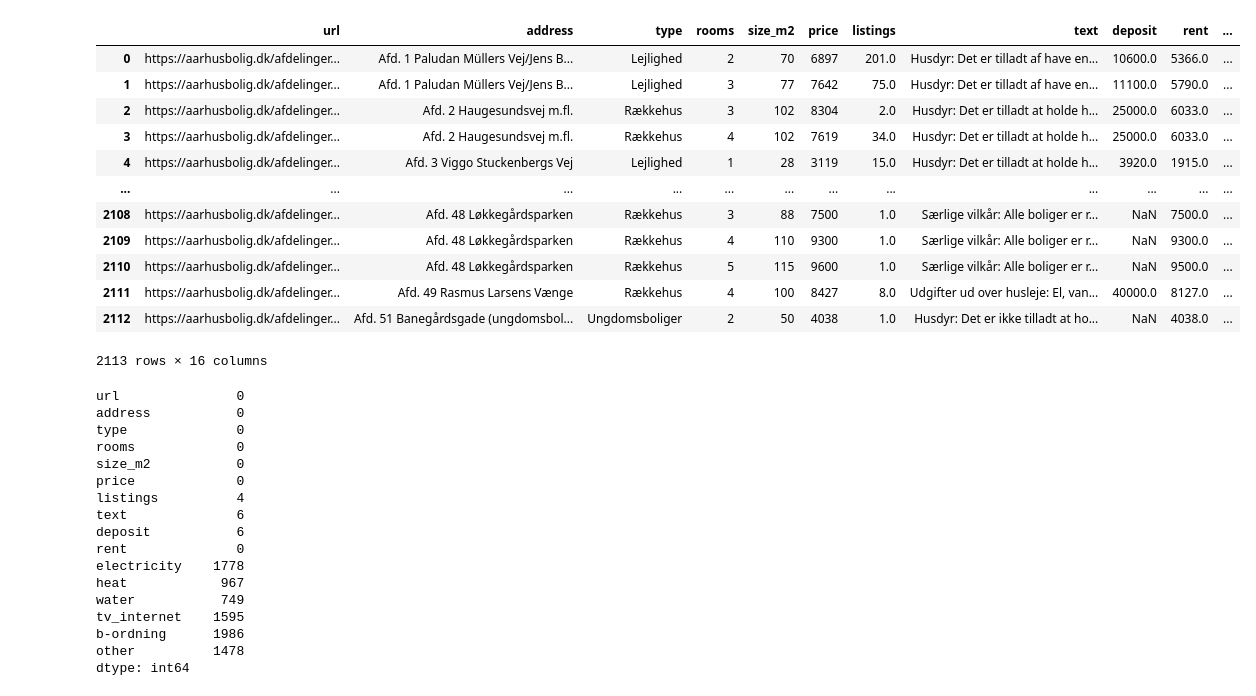
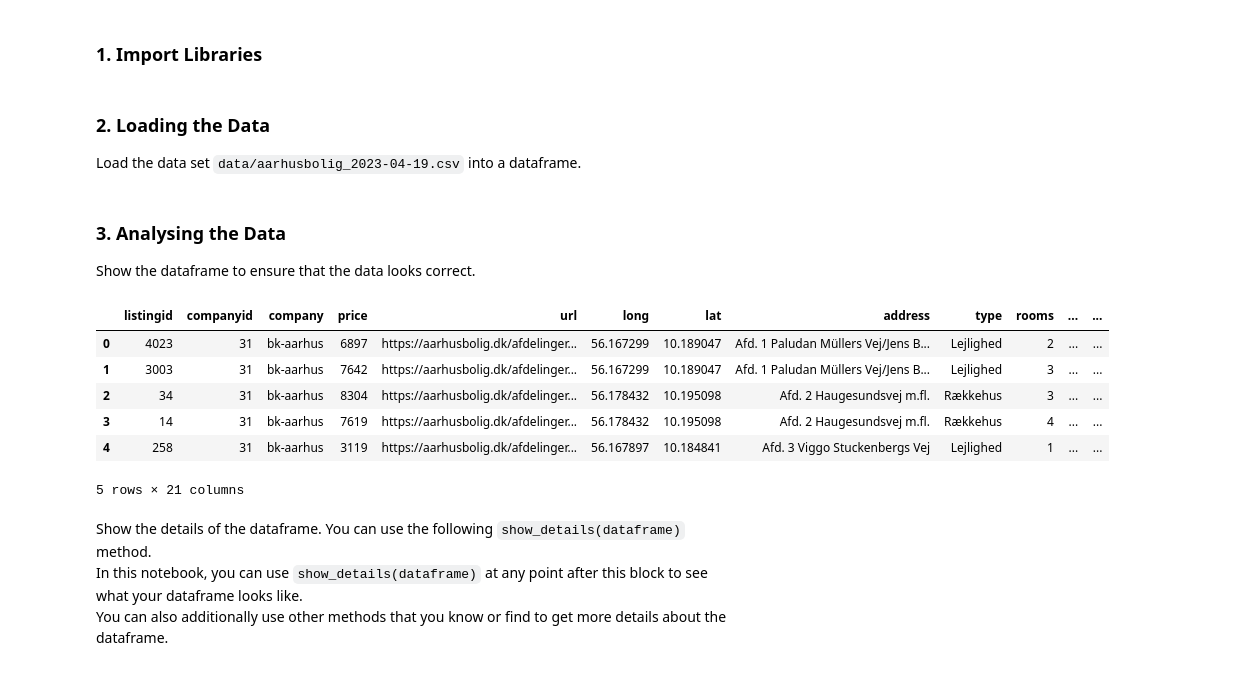
Before and after one commit to atpekbas/redi-data-analytics, a Jupyter notebook: Exercises/5-Exercise-Solutions.ipynb, the cells around one changed output. Drawn from its saved outputs; the diff is of its cells as text; code cells hidden in the pictures.

Commit message:
Add 5-Exercise and Aarhusbolig crawler

```diff
--- a/Exercises/5-Exercise-Solutions.ipynb
+++ b/Exercises/5-Exercise-Solutions.ipynb
@@ -1,2 +1,4 @@
+# %% [markdown]
+### 1. Import Libraries
 # %%
 import pandas as pd
@@ -3,39 +6,22 @@ import pandas as pd
+# %% [markdown]
+### 2. Loading the Data
+Load the data set `data/aarhusbolig_2023-04-19.csv` into a dataframe.
 # %%
-df = pd.read_csv("data/aarhusbolig_2023-04-17.csv")
+df = pd.read_csv("data/aarhusbolig_2023-04-19.csv")
+# %% [markdown]
+### 3. Analysing the Data
+Show the dataframe to ensure that the data looks correct.
 # %%
-df
+df.head()
 # %% [output]
-|  | url | address | type | rooms | size_m2 | price | listings | text | deposit | rent | ... |
-| 0 | https://aarhusbolig.dk/afdelinger... | Afd. 1 Paludan Müllers Vej/Jens B... | Lejlighed | 2 | 70 | 6897 | 201.0 | Husdyr: Det er tilladt af have en... | 10600.0 | 5366.0 | ... |
-| 1 | https://aarhusbolig.dk/afdelinger... | Afd. 1 Paludan Müllers Vej/Jens B... | Lejlighed | 3 | 77 | 7642 | 75.0 | Husdyr: Det er tilladt af have en... | 11100.0 | 5790.0 | ... |
-| 2 | https://aarhusbolig.dk/afdelinger... | Afd. 2 Haugesundsvej m.fl. | Rækkehus | 3 | 102 | 8304 | 2.0 | Husdyr: Det er tilladt at holde h... | 25000.0 | 6033.0 | ... |
-| 3 | https://aarhusbolig.dk/afdelinger... | Afd. 2 Haugesundsvej m.fl. | Rækkehus | 4 | 102 | 7619 | 34.0 | Husdyr: Det er tilladt at holde h... | 25000.0 | 6033.0 | ... |
-| 4 | https://aarhusbolig.dk/afdelinger... | Afd. 3 Viggo Stuckenbergs Vej | Lejlighed | 1 | 28 | 3119 | 15.0 | Husdyr: Det er tilladt at holde h... | 3920.0 | 1915.0 | ... |
-| ... | ... | ... | ... | ... | ... | ... | ... | ... | ... | ... | ... |
-| 2108 | https://aarhusbolig.dk/afdelinger... | Afd. 48 Løkkegårdsparken | Rækkehus | 3 | 88 | 7500 | 1.0 | Særlige vilkår: Alle boliger er r... | NaN | 7500.0 | ... |
-| 2109 | https://aarhusbolig.dk/afdelinger... | Afd. 48 Løkkegårdsparken | Rækkehus | 4 | 110 | 9300 | 1.0 | Særlige vilkår: Alle boliger er r... | NaN | 9300.0 | ... |
-| 2110 | https://aarhusbolig.dk/afdelinger... | Afd. 48 Løkkegårdsparken | Rækkehus | 5 | 115 | 9600 | 1.0 | Særlige vilkår: Alle boliger er r... | NaN | 9500.0 | ... |
-| 2111 | https://aarhusbolig.dk/afdelinger... | Afd. 49 Rasmus Larsens Vænge | Rækkehus | 4 | 100 | 8427 | 8.0 | Udgifter ud over husleje: El, van... | 40000.0 | 8127.0 | ... |
-| 2112 | https://aarhusbolig.dk/afdelinger... | Afd. 51 Banegårdsgade (ungdomsbol... | Ungdomsboliger | 2 | 50 | 4038 | 1.0 | Husdyr: Det er ikke tilladt at ho... | NaN | 4038.0 | ... |
+|  | listingid | companyid | company | price | url | long | lat | address | type | rooms | ... | ... |
+| 0 | 4023 | 31 | bk-aarhus | 6897 | https://aarhusbolig.dk/afdelinger... | 56.167299 | 10.189047 | Afd. 1 Paludan Müllers Vej/Jens B... | Lejlighed | 2 | ... | ... |
+| 1 | 3003 | 31 | bk-aarhus | 7642 | https://aarhusbolig.dk/afdelinger... | 56.167299 | 10.189047 | Afd. 1 Paludan Müllers Vej/Jens B... | Lejlighed | 3 | ... | ... |
+| 2 | 34 | 31 | bk-aarhus | 8304 | https://aarhusbolig.dk/afdelinger... | 56.178432 | 10.195098 | Afd. 2 Haugesundsvej m.fl. | Rækkehus | 3 | ... | ... |
+| 3 | 14 | 31 | bk-aarhus | 7619 | https://aarhusbolig.dk/afdelinger... | 56.178432 | 10.195098 | Afd. 2 Haugesundsvej m.fl. | Rækkehus | 4 | ... | ... |
+| 4 | 258 | 31 | bk-aarhus | 3119 | https://aarhusbolig.dk/afdelinger... | 56.167897 | 10.184841 | Afd. 3 Viggo Stuckenbergs Vej | Lejlighed | 1 | ... | ... |
-2113 rows × 16 columns
+5 rows × 21 columns
-# %%
-# Which columns have how many null values?
-df.isnull().sum()
-# %% [output]
-url               0
-address           0
-type              0
-rooms             0
-size_m2           0
-price             0
-listings          4
-text              6
-deposit           6
-rent              0
-electricity    1778
-heat            967
-water           749
-tv_internet    1595
-b-ordning      1986
-other          1478
-dtype: int64
+# %% [markdown]
+Show the details of the dataframe. You can use the following `show_details(dataframe)` method.<br>
+In this notebook, you can use `show_details(dataframe)` at any point after this block to see what your dataframe looks like.<br>
+You can also additionally use other methods that you know or find to get more details about the dataframe.
```
Also changed, not shown: parts of 28 cells of this notebook, 4 other files.
